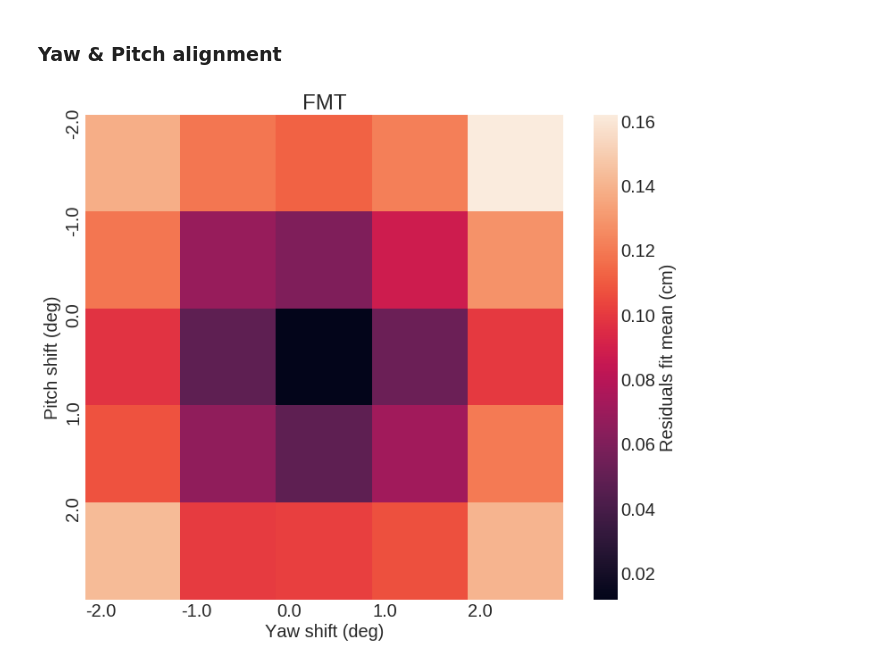
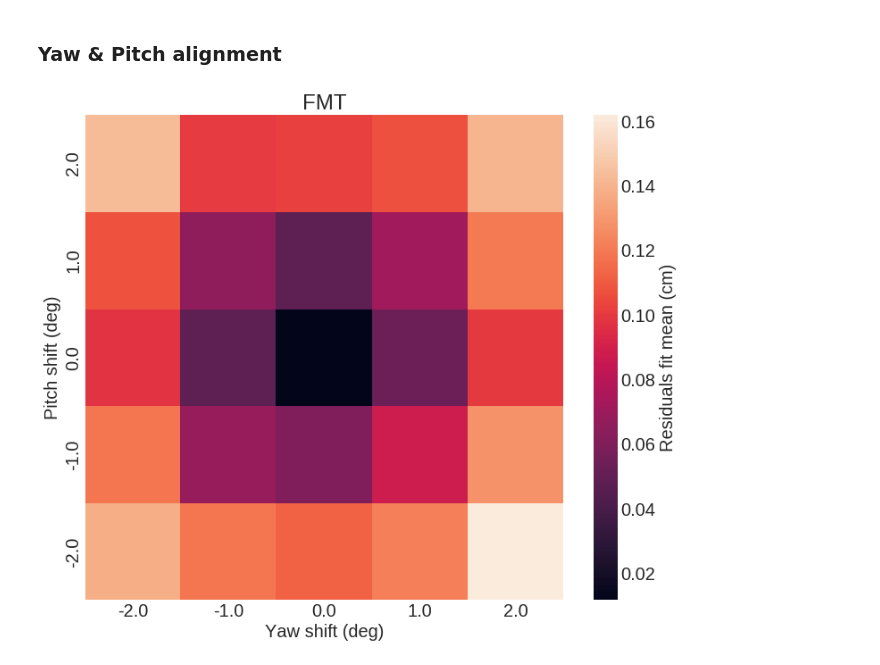
Before and after one commit to JeffersonLab/clas12alignment, a Jupyter notebook: jnotebook_plots/mean_sigma_vs_shifts.ipynb, the cells around one changed output. Drawn from its saved outputs; the diff is of its cells as text; code cells hidden in the pictures.

```diff
--- a/jnotebook_plots/mean_sigma_vs_shifts.ipynb
+++ b/jnotebook_plots/mean_sigma_vs_shifts.ipynb
@@ -40,10 +40,11 @@ def heatmap(title, xlab, ylab, clab, x, y, sigma):
     fig, ax = plt.subplots()
     ax = sns.heatmap(sigma, cbar_kws={"label": clab})
 
-    ax.set_xticks(np.arange(len(x)))
-    ax.set_yticks(np.arange(len(y)))
-    ax.set_xticklabels(x, ha="left")
-    ax.set_yticklabels(y, ha="right")
+    ax.set_xticks(np.arange(len(x))+0.5)
+    ax.set_yticks(np.arange(len(y))+0.5)
+    ax.set_xticklabels(x, ha="center")
+    ax.set_yticklabels(y, va="center")
+    ax.invert_yaxis()
 
     fig.set_size_inches([12,10])
     plt.title(title)
@@ -462,8 +463,12 @@ scatterplot(phi_shift, sigma, "Layer 3", "$\phi$ shift (deg)", "Residuals fit $\
 # %% [markdown]
 ### Yaw & Pitch alignment
 # %%
+xlab    = "Yaw shift (deg)"
+ylab    = "Pitch shift (deg)"
+meanlab = "Residuals fit mean (cm)"
+
+yaw_shift   = [ -2.00000,  -1.00000,   0.00000,   1.00000,   2.00000]
 pitch_shift = [ -2.00000,  -1.00000,   0.00000,   1.00000,   2.00000]
-yaw_shift   = [ -2.00000,  -1.00000,   0.00000,   1.00000,   2.00000]
 
 # layer 1:
 mean1      = np.matrix([
@@ -506,32 +511,32 @@ mean3      = np.matrix([
 ]).transpose()
 sigma3     = np.matrix([
         [  0.39473,   0.38924,   0.38633,   0.38683,   0.38949],
         [  0.39507,   0.38959,   0.38711,   0.38767,   0.39112],
         [  0.39728,   0.39242,   0.39052,   0.39111,   0.39475],
         [  0.40144,   0.39666,   0.39500,   0.39605,   0.39942],
         [  0.40697,   0.40279,   0.40163,   0.40227,   0.40631]
 ]).transpose()
 
 amean1 = np.abs(mean1)
 nmean1 = (amean1-np.min(amean1))/(np.max(amean1)-np.min(amean1))
 nsigma1 = (sigma1-np.min(sigma1))/(np.max(sigma1)-np.min(sigma1))
 # heatmap("Layer 1", xlab, ylab, meanlab,  yaw_shift, pitch_shift, amean1)
 # heatmap("Layer 1", xlab, ylab, sigmalab, yaw_shift, pitch_shift, nsigma1)
 
 amean2 = np.abs(mean2)
 nmean2 = (amean2-np.min(amean2))/(np.max(amean2)-np.min(amean2))
 nsigma2 = (sigma2-np.min(sigma2))/(np.max(sigma2)-np.min(sigma2))
 # heatmap("Layer 2", xlab, ylab, meanlab,  yaw_shift, pitch_shift, amean2)
 # heatmap("Layer 2", xlab, ylab, sigmalab, yaw_shift, pitch_shift, nsigma2)
 
 amean3 = np.abs(mean3)
 nmean3 = (amean3-np.min(amean3))/(np.max(amean3)-np.min(amean3))
 nsigma3 = (sigma3-np.min(sigma3))/(np.max(sigma3)-np.min(sigma3))
 # heatmap("Layer 3", xlab, ylab, meanlab,  yaw_shift, pitch_shift, amean3)
 # heatmap("Layer 3", xlab, ylab, sigmalab, yaw_shift, pitch_shift, nsigma3)
 
 heatmap("FMT", xlab, ylab, meanlab,  yaw_shift, pitch_shift, (amean1+amean2+amean3))
 # heatmap("FMT", xlab, ylab, sigmalab, yaw_shift, pitch_shift, (nsigma1+nsigma2+nsigma3)/3)
 # %% [output]
-[figure, old version]
+[figure, new version]
 # %%
```
Also changed, not shown: parts of 5 cells of this notebook, 2 other files.
